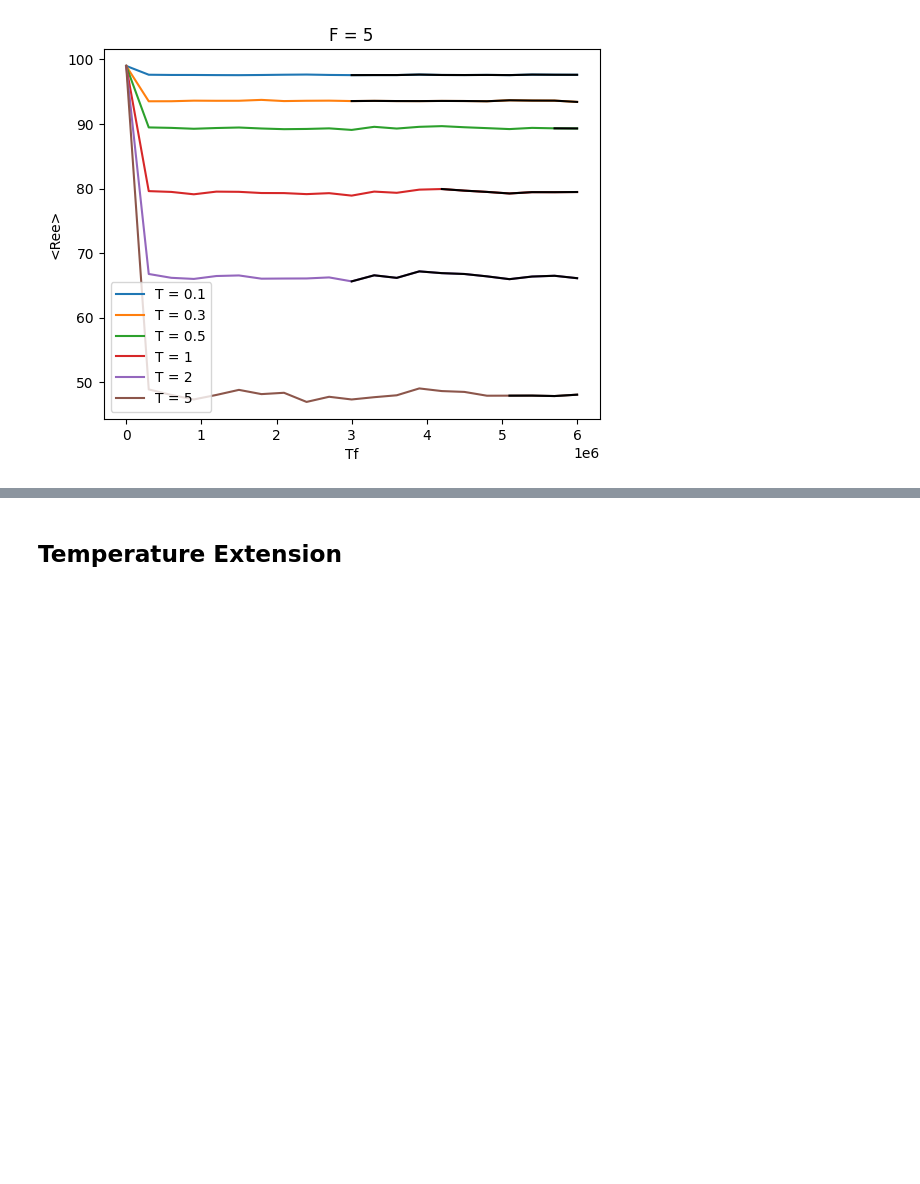
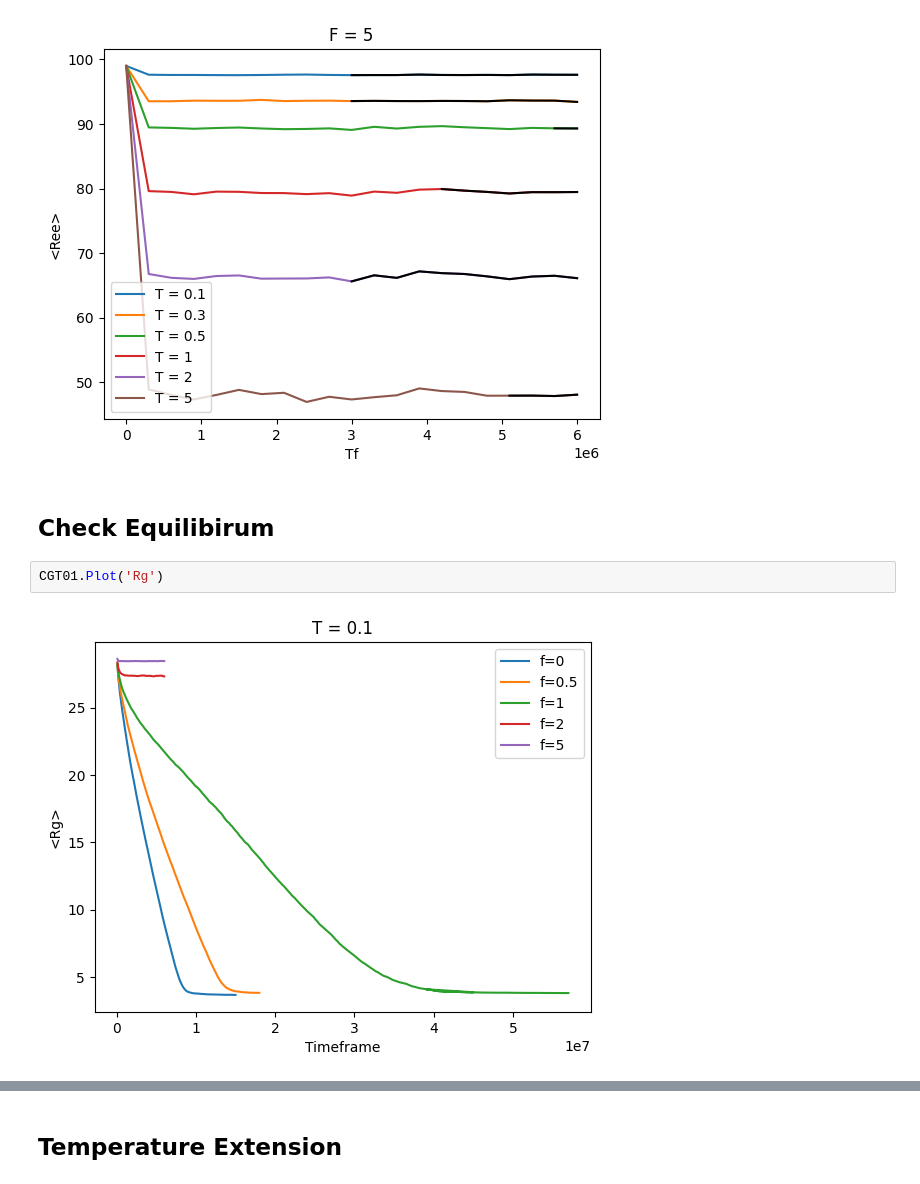
Before and after one commit to VagrantHyp/Code, a Jupyter notebook: Block1.ipynb, the cells around one changed output, grey strips where cells are left out. Saved outputs shown, nothing was run; the diff lists cells and outputs as text; blank space fills up the shorter version.

```diff
--- a/Block1.ipynb
+++ b/Block1.ipynb
@@ -172,3 +172,9 @@ ms.Plot(lsCGT, 5, "Ree")
 # %% [output]
 Use temporary mean starting halfway
 [figure]
+# %% [markdown]
+## Check Equilibirum
+# %%
+CGT01.Plot('Rg')
+# %% [output]
+[figure, added]
```
Also changed, not shown: parts of 12 cells of this notebook, 2 other files.
